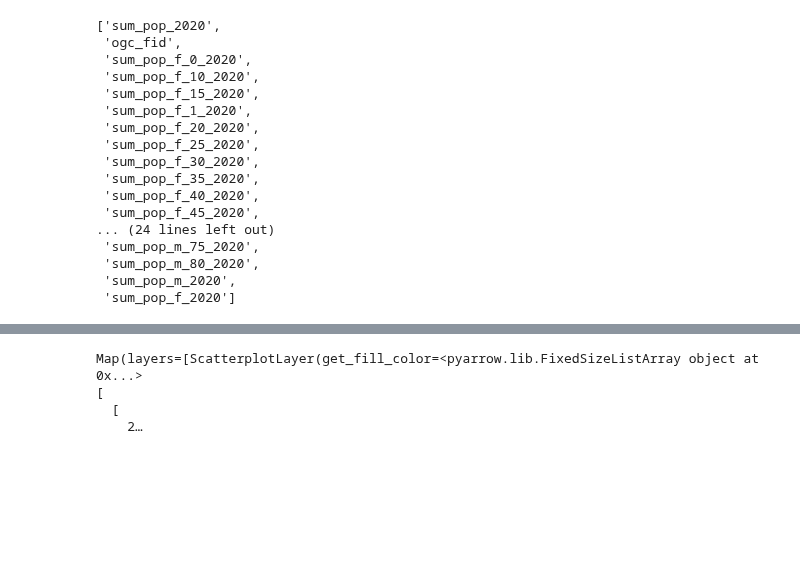
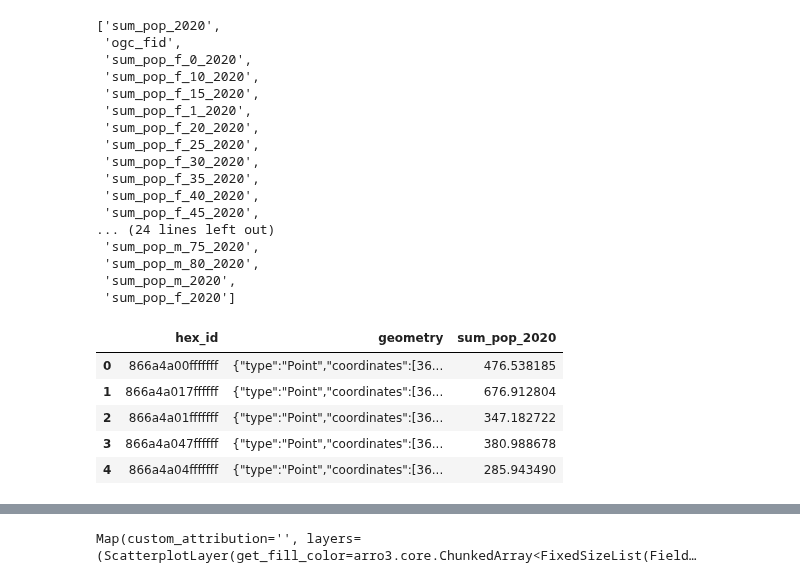
Before and after one commit to worldbank/DECAT_Space2Stats, a Jupyter notebook: notebooks/user-docs/space2stats_py_package_demo.ipynb, the cells around one changed output, grey strips where cells are left out. Cells and saved outputs as stored; diff of their text form; code cells hidden in the pictures; blank space fills up the shorter version.

```diff
--- a/notebooks/user-docs/space2stats_py_package_demo.ipynb
+++ b/notebooks/user-docs/space2stats_py_package_demo.ipynb
@@ -83,17 +62,32 @@ aoi = {
                 [33.78593974945852, -4.725410543134203],
                 [41.94362577283266, -4.725410543134203],
                 [41.94362577283266, 5.115816884114494],
-                [33.78593974945852, 5.115816884114494]
+                [33.78593974945852, 5.115816884114494],
             ]
-        ]
+        ],
     },
-    "properties": {
-        "name": "Updated AOI"
-    }
+    "properties": {"name": "Updated AOI"},
 }
 
 
-
 feat = AOIModel(**aoi)
+# %%
+with StatsTable.connect() as stats_table:
+    data = stats_table.summaries(
+        aoi=feat,
+        spatial_join_method="touches",
+        fields=["sum_pop_2020"],
+        geometry="point",
+    )
+    df = pd.DataFrame(data)
+
+df.head()
+# %% [output]
+|  | hex_id | geometry | sum_pop_2020 |
+| 0 | 866a4a00fffffff | {"type":"Point","coordinates":[36... | 476.538185 |
+| 1 | 866a4a017ffffff | {"type":"Point","coordinates":[36... | 676.912804 |
+| 2 | 866a4a01fffffff | {"type":"Point","coordinates":[36... | 347.182722 |
+| 3 | 866a4a047ffffff | {"type":"Point","coordinates":[36... | 380.988678 |
+| 4 | 866a4a04fffffff | {"type":"Point","coordinates":[36... | 285.943490 |
 # %%
 with StatsTable.connect() as stats_table:
@@ -137,27 +131,41 @@ gdf
 26189 rows × 42 columns
 # %%
 # Define custom breaks and corresponding RGBA colors
-breaks = [0, 1, 1000, 10000, 50000, 100000, 200000, gdf["sum_pop_2020"].max()]
-colors = np.array([
-    [211, 211, 211, 255],  # Light gray for 0
-    [255, 255, 0, 255],    # Yellow for 1-1000
-    [255, 165, 0, 255],    # Orange for 1000-10000
-    [255, 0, 0, 255],      # Red for 10000-50000
-    [128, 0, 128, 255],    # Purple for 50000-100000
-    [0, 0, 255, 255],      # Blue for 100000-200000
-    [0, 0, 139, 255],      # Dark blue for 200000+
-])
+breaks = [
+    gdf["sum_pop_2020"].min(),
+    1,
+    1000,
+    10000,
+    50000,
+    100000,
+    200000,
+    gdf["sum_pop_2020"].max(),
+]
+colors = np.array(
+    [
+        [211, 211, 211, 255],  # Light gray for 0
+        [255, 255, 0, 255],  # Yellow for 1-1000
+        [255, 165, 0, 255],  # Orange for 1000-10000
+        [255, 0, 0, 255],  # Red for 10000-50000
+        [128, 0, 128, 255],  # Purple for 50000-100000
+        [0, 0, 255, 255],  # Blue for 100000-200000
+        [0, 0, 139, 255],  # Dark blue for 200000+
+    ]
+)
 
 # Function to assign colors based on custom bins
+
+
 def assign_color(value, breaks, colors):
     for i in range(len(breaks) - 1):
         if breaks[i] <= value < breaks[i + 1]:
             return colors[i]
     return colors[-1]  # In case value exceeds all breaks
 
+
 # Map sum_pop_2020 values to colors using the custom function
-gdf['color'] = gdf["sum_pop_2020"].apply(lambda x: assign_color(x, breaks, colors))
-colors = np.uint8(gdf['color'].tolist())
+gdf["color"] = gdf["sum_pop_2020"].apply(lambda x: assign_color(x, breaks, colors))
+colors = np.uint8(gdf["color"].tolist())
 
 # Create the scatterplot layer with the assigned colors
 layer = ScatterplotLayer.from_geopandas(gdf, get_radius=2000, get_fill_color=colors)
@@ -165,7 +173,4 @@ layer = ScatterplotLayer.from_geopandas(gdf, get_radius=2000, get_fill_color=col
 m = Map(layer)
 m
 # %% [output]
-Map(layers=[ScatterplotLayer(get_fill_color=<pyarrow.lib.FixedSizeListArray object at 0x...>
-[
-  [
-    2…
+Map(custom_attribution='', layers=(ScatterplotLayer(get_fill_color=arro3.core.ChunkedArray<FixedSizeList(Field…
```
Also changed, not shown: parts of 4 cells of this notebook, 8 other files.
